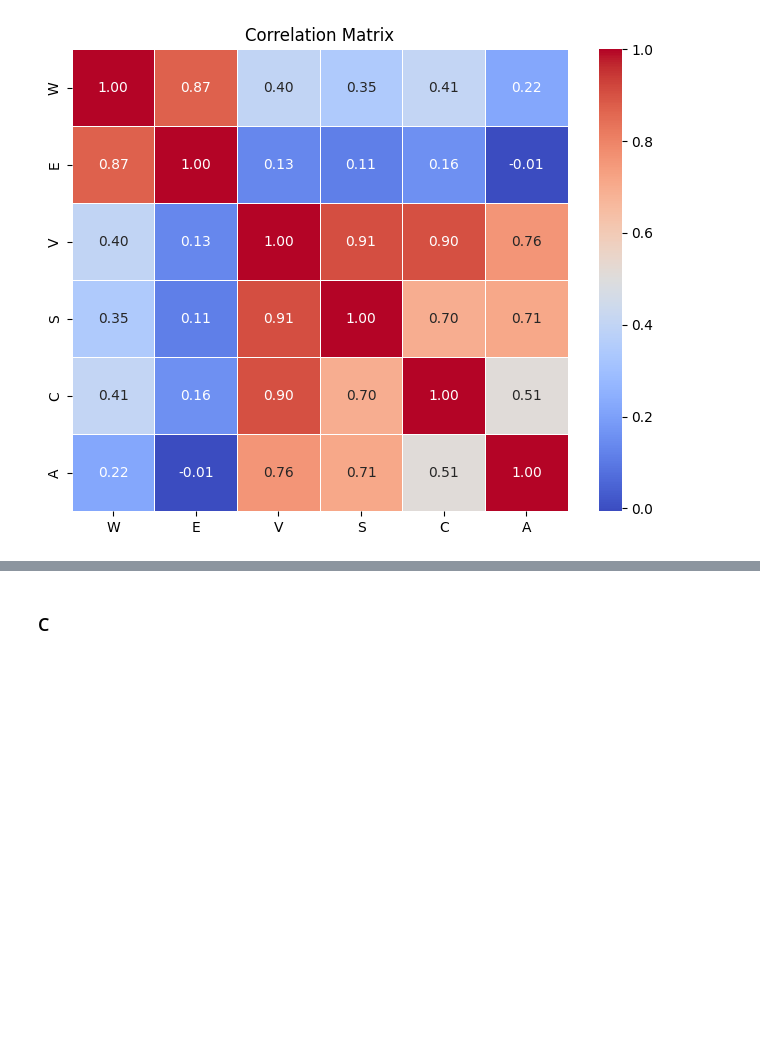
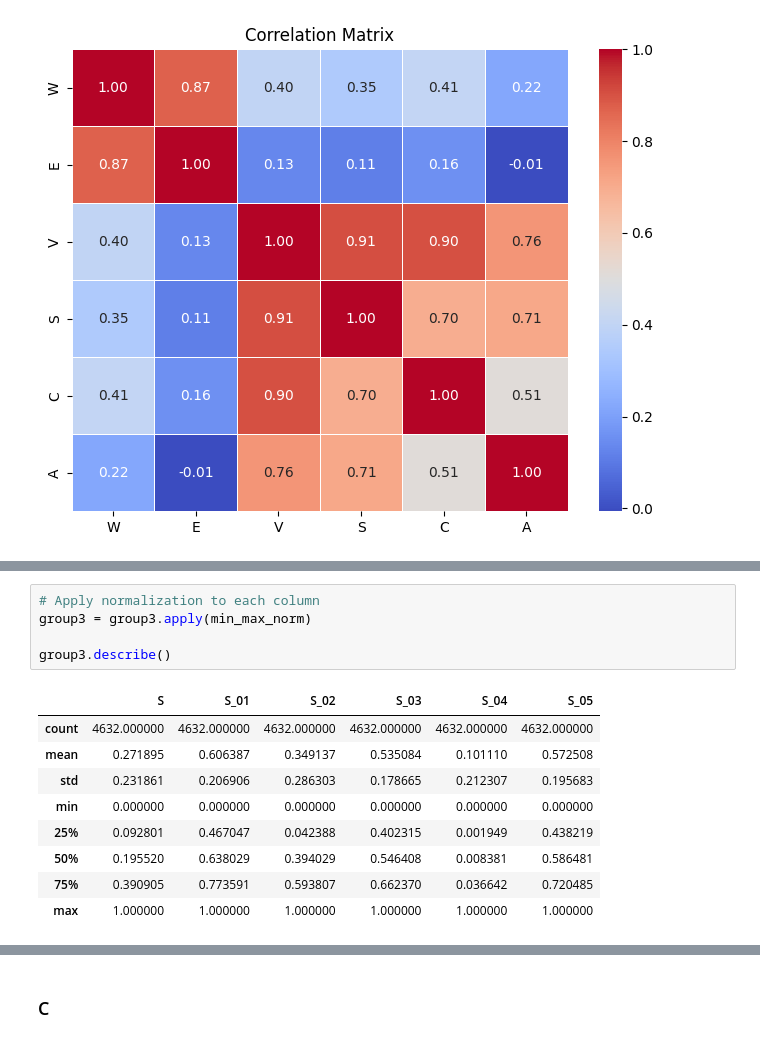
Before and after one commit to Ban-hub/CSE6506-Data_Project, a Jupyter notebook: Test.ipynb, the cells around one changed output, grey strips where cells are left out. Cells and saved outputs as stored; diff of their text form; blank space fills up the shorter version.

```diff
--- a/Test.ipynb
+++ b/Test.ipynb
@@ -179 +205,16 @@ susceptibility_corr_matrix
+# %%
+# Apply normalization to each column
+group3 = group3.apply(min_max_norm)
+
+group3.describe()
+# %% [output]
+|  | S | S_01 | S_02 | S_03 | S_04 | S_05 |
+| count | 4632.000000 | 4632.000000 | 4632.000000 | 4632.000000 | 4632.000000 | 4632.000000 |
+| mean | 0.271895 | 0.606387 | 0.349137 | 0.535084 | 0.101110 | 0.572508 |
+| std | 0.231861 | 0.206906 | 0.286303 | 0.178665 | 0.212307 | 0.195683 |
+| min | 0.000000 | 0.000000 | 0.000000 | 0.000000 | 0.000000 | 0.000000 |
+| 25% | 0.092801 | 0.467047 | 0.042388 | 0.402315 | 0.001949 | 0.438219 |
+| 50% | 0.195520 | 0.638029 | 0.394029 | 0.546408 | 0.008381 | 0.586481 |
+| 75% | 0.390905 | 0.773591 | 0.593807 | 0.662370 | 0.036642 | 0.720485 |
+| max | 1.000000 | 1.000000 | 1.000000 | 1.000000 | 1.000000 | 1.000000 |
 # %%
```
Also changed, not shown: parts of 24 cells of this notebook, 1 other file.
